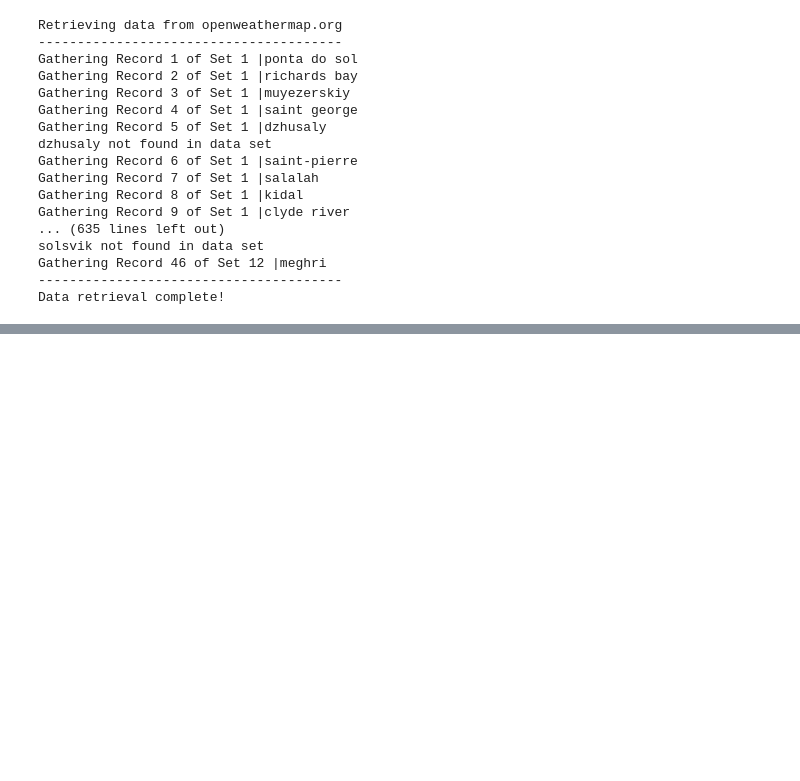
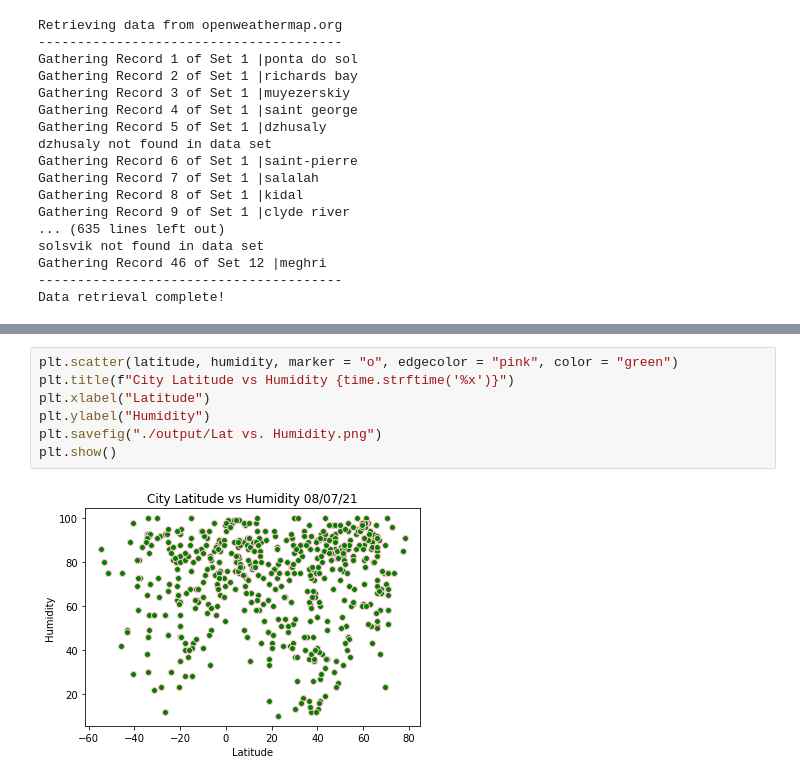
Before and after one commit to KristianSHamilton/api-challenge, a Jupyter notebook: WeatherPy/WeatherPy.ipynb, the cells around one changed output, grey strips where cells are left out. Cells and saved outputs as stored; diff of their text form; blank space fills up the shorter version.

```diff
--- a/WeatherPy/WeatherPy.ipynb
+++ b/WeatherPy/WeatherPy.ipynb
@@ -95,0 +114,9 @@ latitude = response["coord"]["lat"]
+# %%
+plt.scatter(latitude, humidity, marker = "o", edgecolor = "pink", color = "green")
+plt.title(f"City Latitude vs Humidity {time.strftime('%x')}")
+plt.xlabel("Latitude")
+plt.ylabel("Humidity")
+plt.savefig("./output/Lat vs. Humidity.png")
+plt.show()
+# %% [output]
+[figure, added]
```
Also changed, not shown: parts of 6 cells of this notebook.
